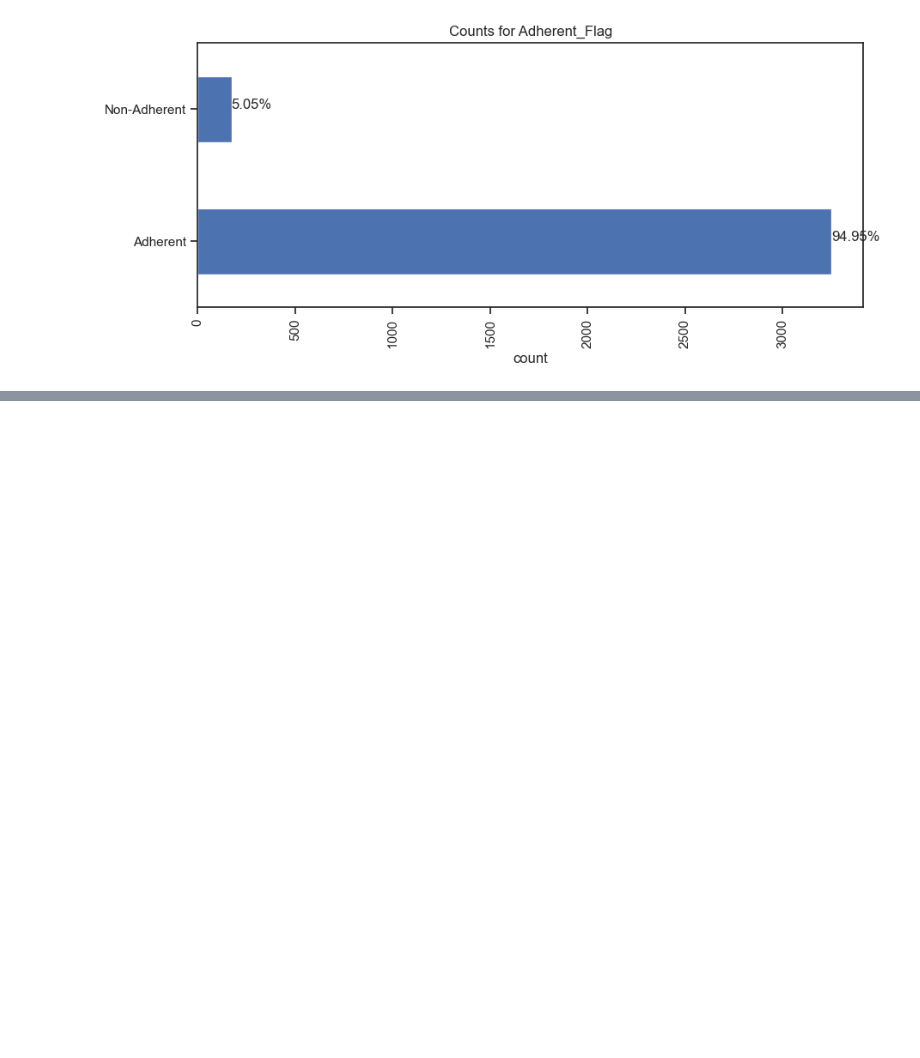
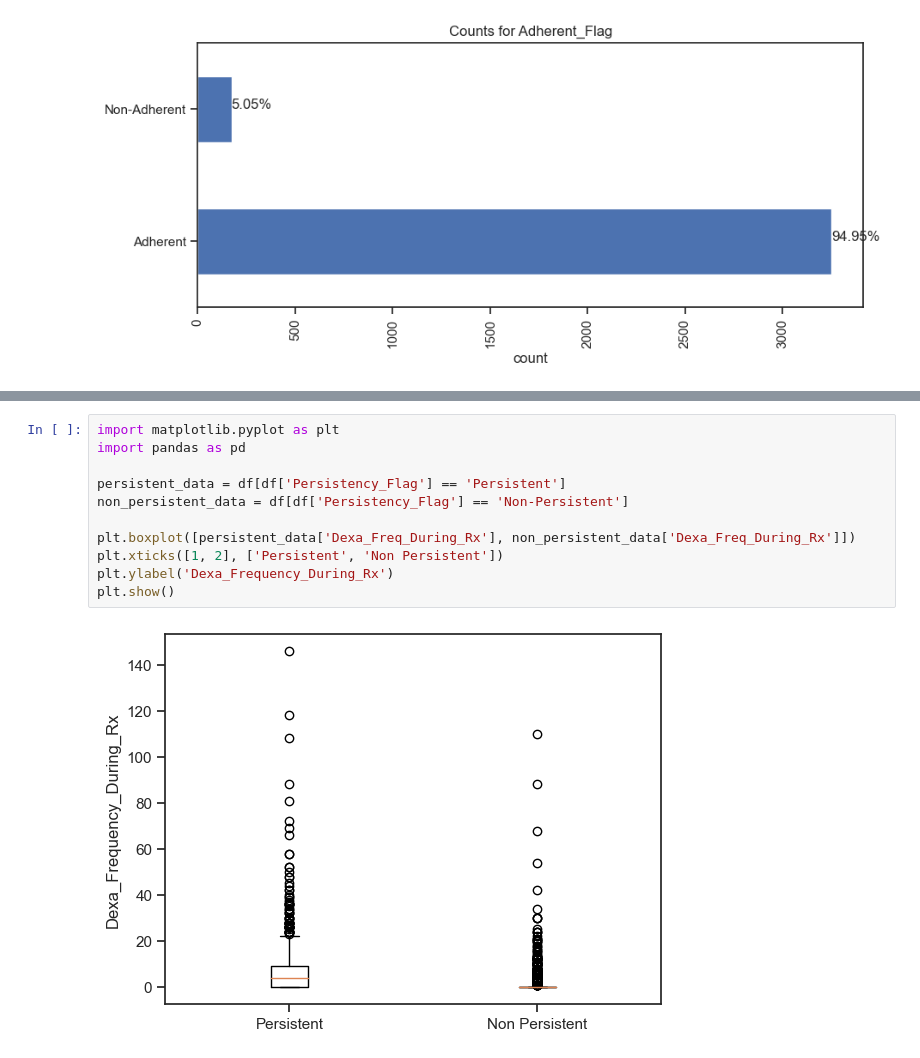
Before and after one commit to julia-donato/DG-Final-Project, a Jupyter notebook: Week 10: EDA/EDA.ipynb, the cells around one changed output, grey strips where cells are left out. Drawn from its saved outputs; the diff is of its cells as text; blank space fills up the shorter version.

```diff
--- a/Week 10: EDA/EDA.ipynb
+++ b/Week 10: EDA/EDA.ipynb
@@ -287,0 +313,13 @@ plot_objcols(obj_cols, df)
+# %%
+import matplotlib.pyplot as plt
+import pandas as pd
+
+persistent_data = df[df['Persistency_Flag'] == 'Persistent']
+non_persistent_data = df[df['Persistency_Flag'] == 'Non-Persistent']
+
+plt.boxplot([persistent_data['Dexa_Freq_During_Rx'], non_persistent_data['Dexa_Freq_During_Rx']])
+plt.xticks([1, 2], ['Persistent', 'Non Persistent'])
+plt.ylabel('Dexa_Frequency_During_Rx')
+plt.show()
+# %% [output]
+[figure, added]
```
Also changed, not shown: parts of 6 cells of this notebook.
